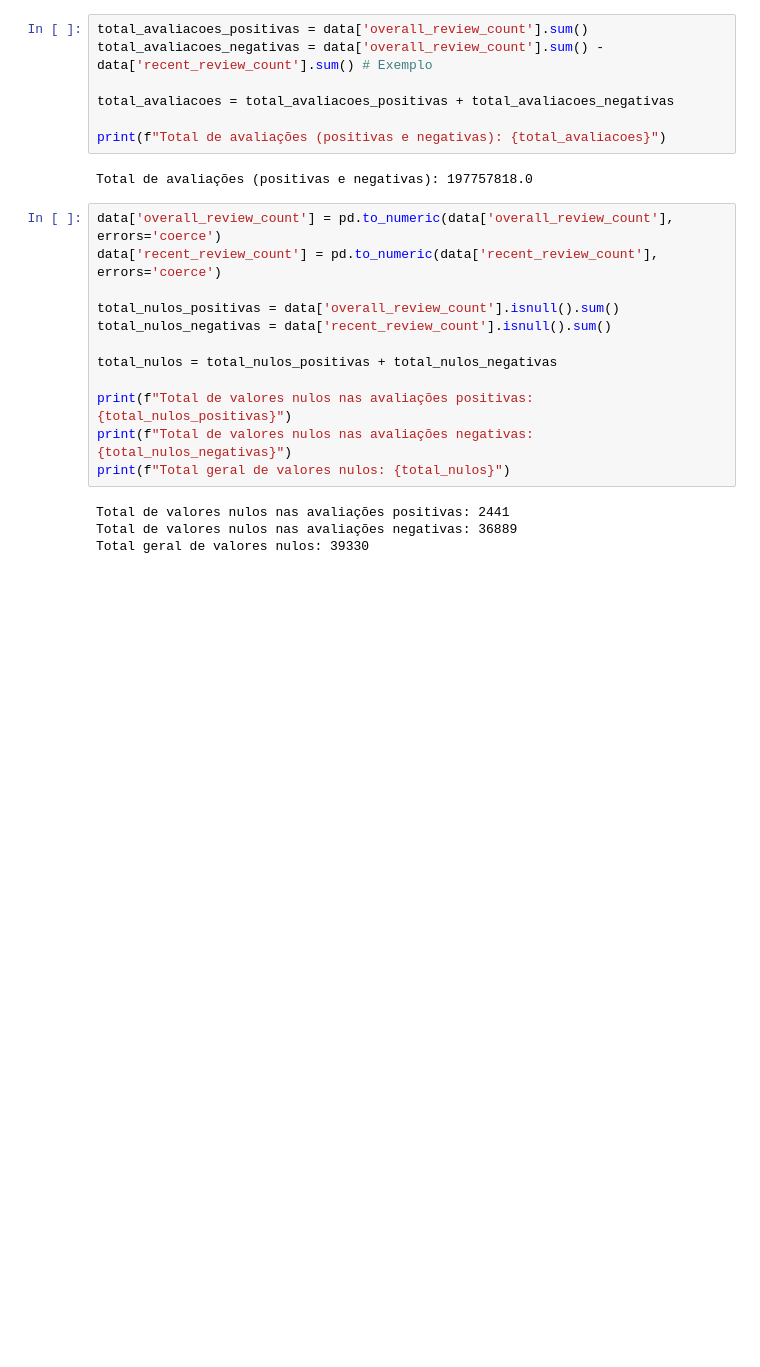
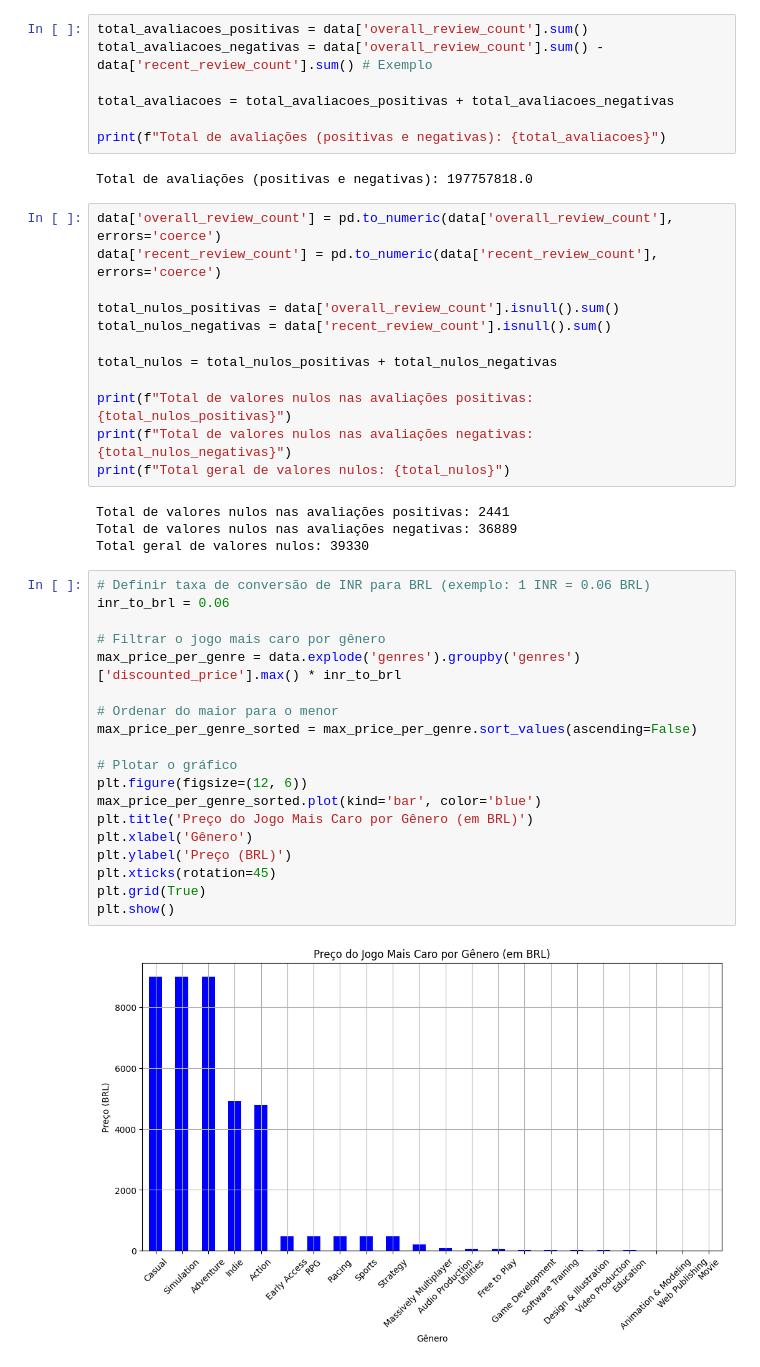
Before and after one commit to lopesita/STUDIUNS-GAMESLAB, a Jupyter notebook: PA1.ipynb, the cells around one changed output. Cells and saved outputs as stored; diff of their text form; blank space fills up the shorter version.

```diff
--- a/PA1.ipynb
+++ b/PA1.ipynb
@@ -223,3 +223,24 @@ print(f"Total geral de valores nulos: {total_nulos}")
 Total de valores nulos nas avaliações positivas: 2441
 Total de valores nulos nas avaliações negativas: 36889
 Total geral de valores nulos: 39330
+# %%
+# Definir taxa de conversão de INR para BRL (exemplo: 1 INR = 0.06 BRL)
+inr_to_brl = 0.06
+
+# Filtrar o jogo mais caro por gênero
+max_price_per_genre = data.explode('genres').groupby('genres')['discounted_price'].max() * inr_to_brl
+
+# Ordenar do maior para o menor
+max_price_per_genre_sorted = max_price_per_genre.sort_values(ascending=False)
+
+# Plotar o gráfico
+plt.figure(figsize=(12, 6))
+max_price_per_genre_sorted.plot(kind='bar', color='blue')
+plt.title('Preço do Jogo Mais Caro por Gênero (em BRL)')
+plt.xlabel('Gênero')
+plt.ylabel('Preço (BRL)')
+plt.xticks(rotation=45)
+plt.grid(True)
+plt.show()
+# %% [output]
+[figure, added]
```
Also changed, not shown: parts of 1 cell of this notebook.
